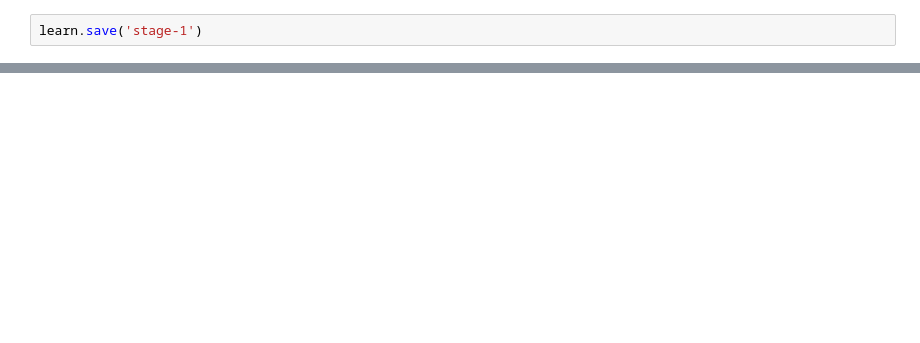
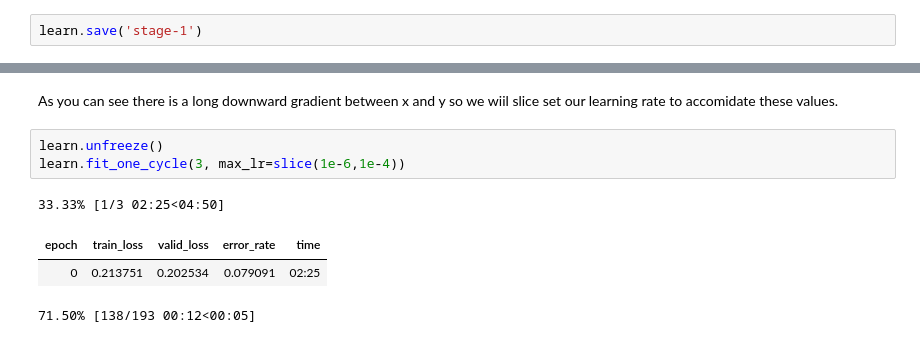
Before and after one commit to CellEight/galaxyClassifier, a Jupyter notebook: Homework 1 - Galaxy Classification.ipynb, the cells around one changed output, grey strips where cells are left out. Cells and saved outputs as stored; diff of their text form; blank space fills up the shorter version.

```diff
--- a/Homework 1 - Galaxy Classification.ipynb
+++ b/Homework 1 - Galaxy Classification.ipynb
@@ -101,0 +134,10 @@ learn.save('stage-1')
+# %% [markdown]
+As you can see there is a long downward gradient between x and y so we wiil slice set our learning rate to accomidate these values.
+# %%
+learn.unfreeze()
+learn.fit_one_cycle(3, max_lr=slice(1e-6,1e-4))
+# %% [output]
+33.33% [1/3 02:25<04:50]
+| epoch | train_loss | valid_loss | error_rate | time |
+| 0 | 0.213751 | 0.202534 | 0.079091 | 02:25 |
+71.50% [138/193 00:12<00:05]
```
Also changed, not shown: parts of 12 cells of this notebook.
